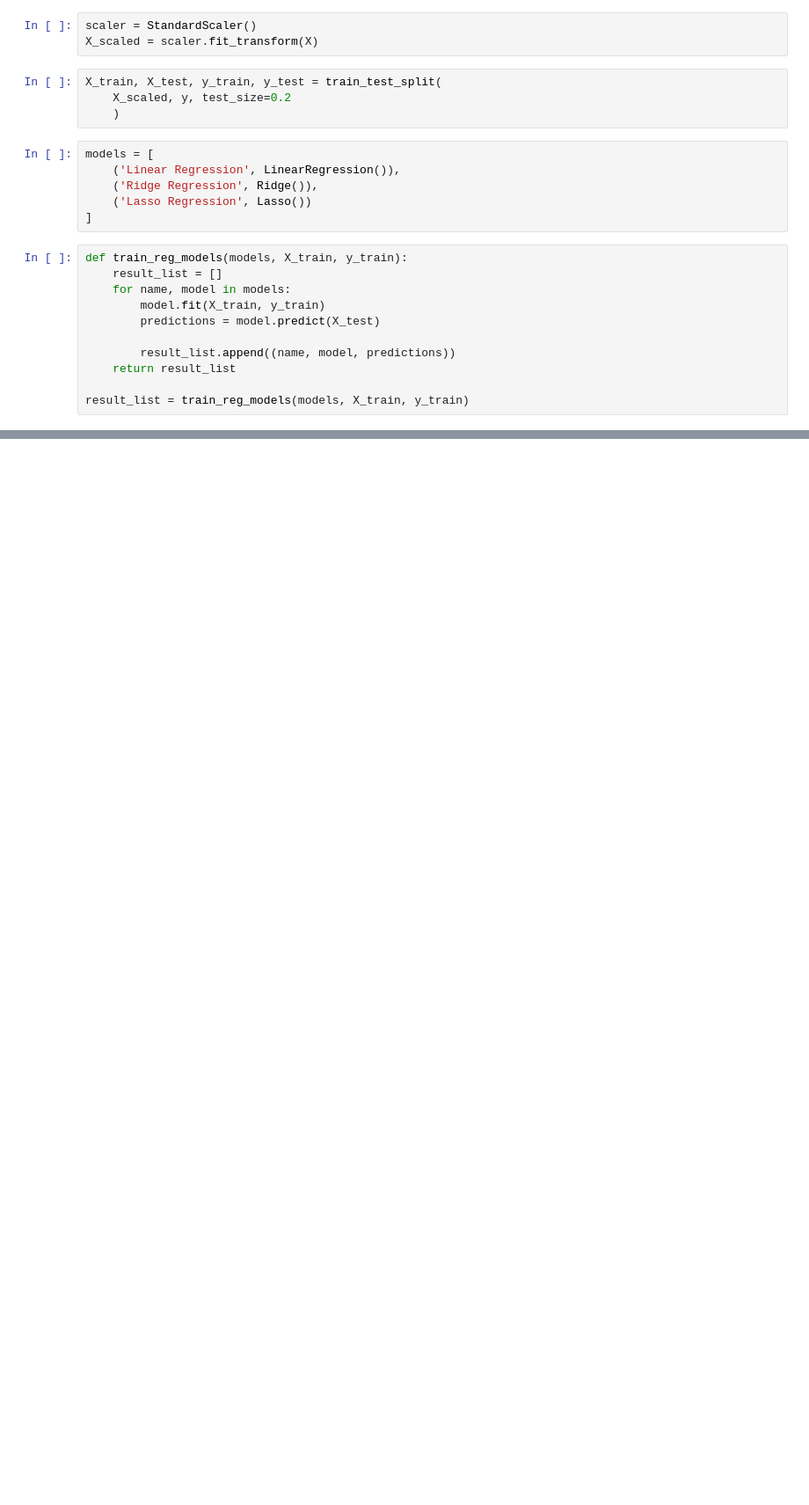
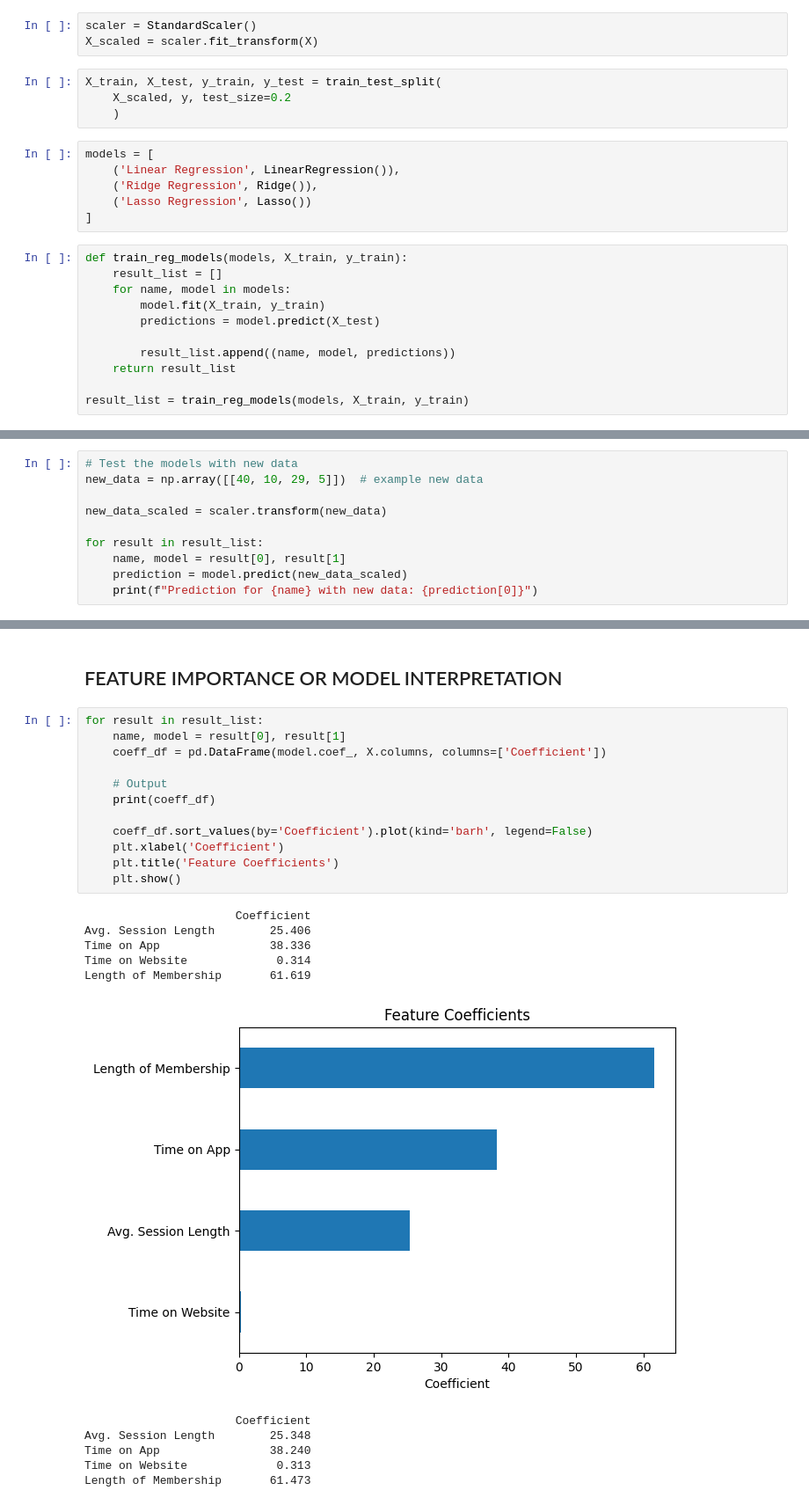
Before and after one commit to baha-ulug/data-cleaning, a Jupyter notebook: ecommerce.ipynb, the cells around one changed output, grey strips where cells are left out. Shown at 88% size. Saved outputs shown, nothing was run; the diff lists cells and outputs as text; blank space fills up the shorter version.

```diff
--- a/ecommerce.ipynb
+++ b/ecommerce.ipynb
@@ -263,0 +348,10 @@ Length of Membership       60.690
+# %%
+# Test the models with new data
+new_data = np.array([[40, 10, 29, 5]])  # example new data
+
+new_data_scaled = scaler.transform(new_data)
+
+for result in result_list:
+    name, model = result[0], result[1]
+    prediction = model.predict(new_data_scaled)
+    print(f"Prediction for {name} with new data: {prediction[0]}")
@@ -263,0 +362,26 @@ Length of Membership       60.690
+# %% [markdown]
+## FEATURE IMPORTANCE OR MODEL INTERPRETATION
+# %%
+for result in result_list:
+    name, model = result[0], result[1]
+    coeff_df = pd.DataFrame(model.coef_, X.columns, columns=['Coefficient'])
+
+    # Output
+    print(coeff_df)
+
+    coeff_df.sort_values(by='Coefficient').plot(kind='barh', legend=False)
+    plt.xlabel('Coefficient')
+    plt.title('Feature Coefficients')
+    plt.show()
+# %% [output]
+                      Coefficient
+Avg. Session Length        25.406
+Time on App                38.336
+Time on Website             0.314
+Length of Membership       61.619
+[figure, added]
+                      Coefficient
+Avg. Session Length        25.348
+Time on App                38.240
+Time on Website             0.313
+Length of Membership       61.473
```
Also changed, not shown: parts of 14 cells of this notebook, 1 other file.
